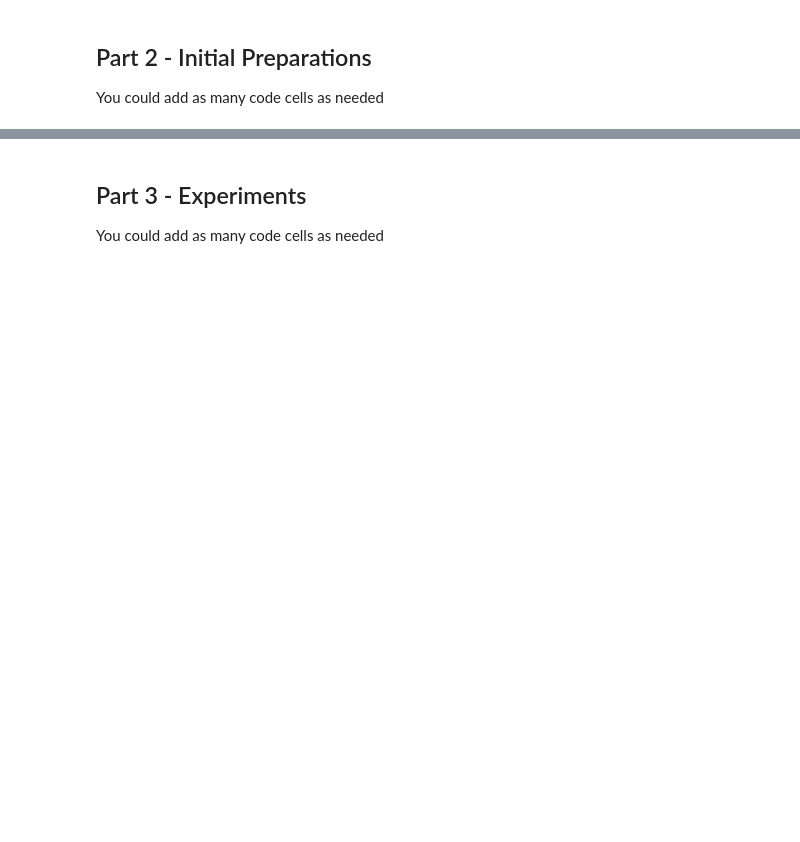
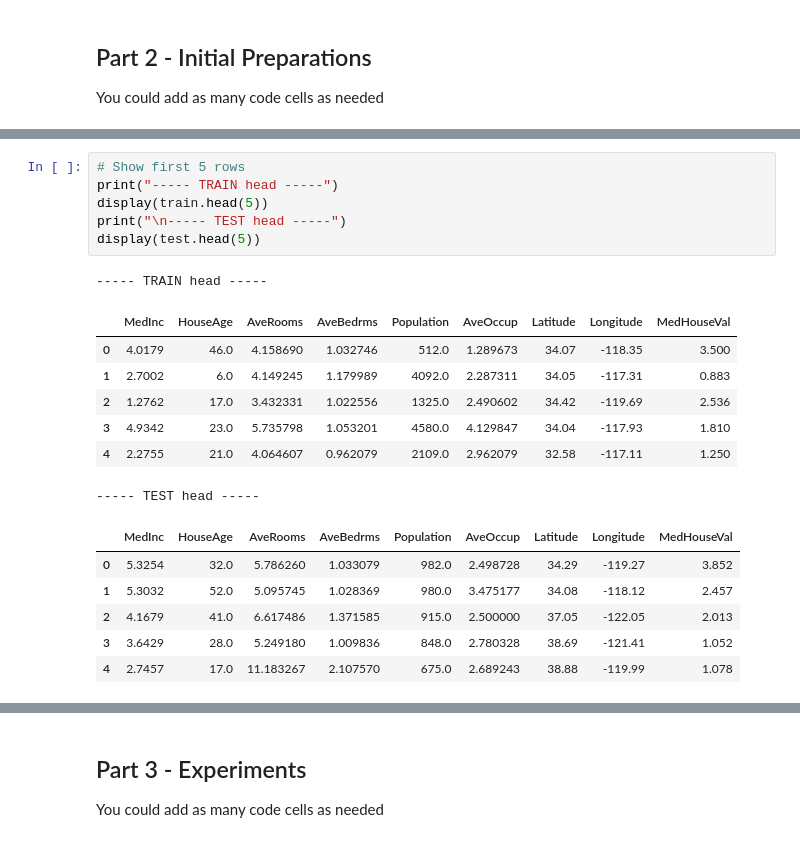
Before and after one commit to OfirOhan/House_pricing, a Jupyter notebook: Assignment_supervised_learning_flow.ipynb, the cells around one changed output, grey strips where cells are left out. Drawn from its saved outputs; the diff is of its cells as text; blank space fills up the shorter version.

```diff
--- a/Assignment_supervised_learning_flow.ipynb
+++ b/Assignment_supervised_learning_flow.ipynb
@@ -57,0 +69,21 @@ You could add as many code cells as needed
+# %%
+# Show first 5 rows
+print("----- TRAIN head -----")
+display(train.head(5))
+print("\n----- TEST head -----")
+display(test.head(5))
+# %% [output]
+----- TRAIN head -----
+|  | MedInc | HouseAge | AveRooms | AveBedrms | Population | AveOccup | Latitude | Longitude | MedHouseVal |
+| 0 | 4.0179 | 46.0 | 4.158690 | 1.032746 | 512.0 | 1.289673 | 34.07 | -118.35 | 3.500 |
+| 1 | 2.7002 | 6.0 | 4.149245 | 1.179989 | 4092.0 | 2.287311 | 34.05 | -117.31 | 0.883 |
+| 2 | 1.2762 | 17.0 | 3.432331 | 1.022556 | 1325.0 | 2.490602 | 34.42 | -119.69 | 2.536 |
+| 3 | 4.9342 | 23.0 | 5.735798 | 1.053201 | 4580.0 | 4.129847 | 34.04 | -117.93 | 1.810 |
+| 4 | 2.2755 | 21.0 | 4.064607 | 0.962079 | 2109.0 | 2.962079 | 32.58 | -117.11 | 1.250 |
+----- TEST head -----
+|  | MedInc | HouseAge | AveRooms | AveBedrms | Population | AveOccup | Latitude | Longitude | MedHouseVal |
+| 0 | 5.3254 | 32.0 | 5.786260 | 1.033079 | 982.0 | 2.498728 | 34.29 | -119.27 | 3.852 |
+| 1 | 5.3032 | 52.0 | 5.095745 | 1.028369 | 980.0 | 3.475177 | 34.08 | -118.12 | 2.457 |
+| 2 | 4.1679 | 41.0 | 6.617486 | 1.371585 | 915.0 | 2.500000 | 37.05 | -122.05 | 2.013 |
+| 3 | 3.6429 | 28.0 | 5.249180 | 1.009836 | 848.0 | 2.780328 | 38.69 | -121.41 | 1.052 |
+| 4 | 2.7457 | 17.0 | 11.183267 | 2.107570 | 675.0 | 2.689243 | 38.88 | -119.99 | 1.078 |
```
Also changed, not shown: parts of 13 cells of this notebook.
